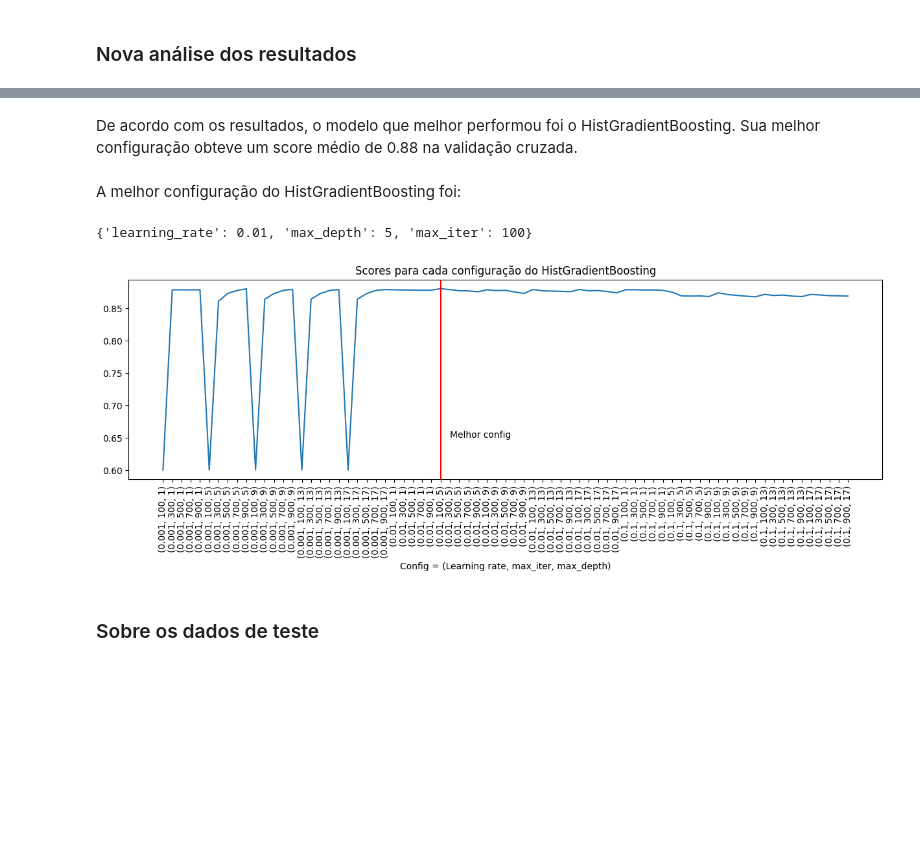
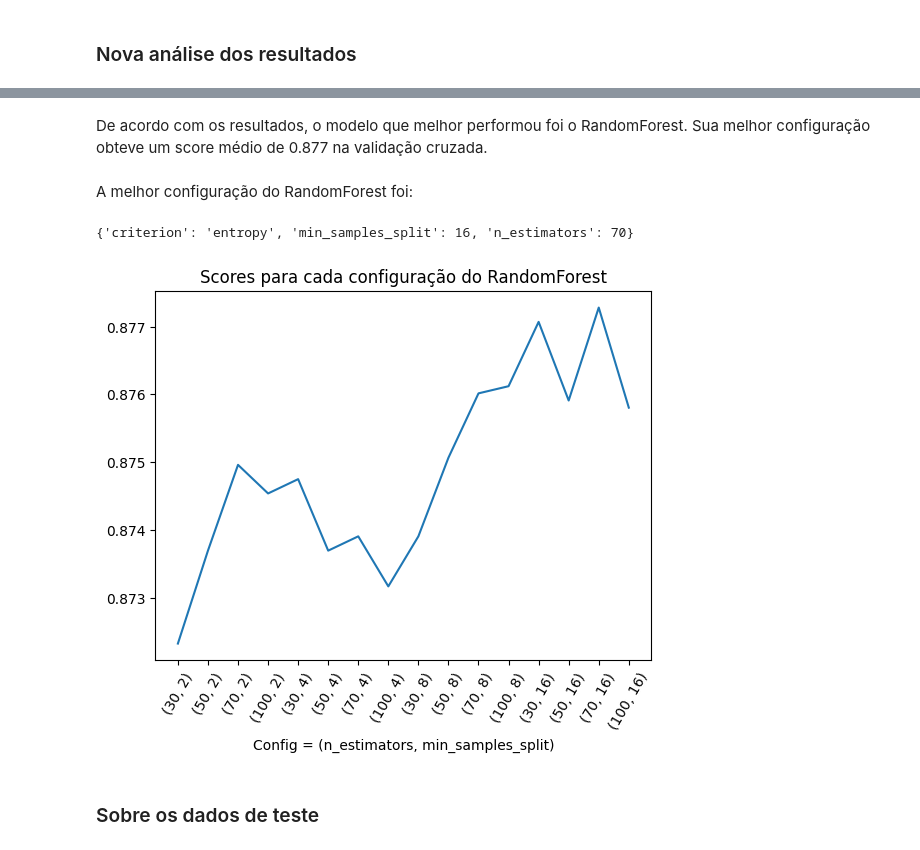
Before and after one commit to Pendulun/TWINSCausalidadeML, a Jupyter notebook: notebooks/3-dsc-models-training.ipynb, the cells around one changed output, grey strips where cells are left out. Cells and saved outputs as stored; diff of their text form; code cells hidden in the pictures; blank space fills up the shorter version.

```diff
--- a/notebooks/3-dsc-models-training.ipynb
+++ b/notebooks/3-dsc-models-training.ipynb
@@ -434,7 +309,7 @@ len(X_train.columns)
 # %%
 hist_params={"learning_rate":[0.001,0.01,0.1], "max_iter":range(100,1000,200), 'max_depth':range(1, 20, 4)}
 knn_params = {"n_neighbors": [5, 9, 13, 18], "metric":['euclidean']}
-neural_params = {"hidden_layer_sizes":[(42), (42, 20), (42, 20, 10), (42, 20, 10, 5)], "max_iter":[25000]}
+neural_params = {"hidden_layer_sizes":[(31), (31, 20), (31, 20, 10), (31, 20, 10, 5)], "max_iter":[25000]}
 forest_params = {'n_estimators':[30, 50, 70, 100], 'min_samples_split':[2, 4, 8, 16], 'criterion':['entropy']}
 # %% [markdown]
 - HistGradientBoostingClassifier: Por ser um modelo de boosting, os decision stumps do modelo podem/devem ser de baixíssima capacidade. Por padrão, o sklearn não define a profundidade máxima das árvores, portanto, variei esse valor entre 1 e 20. Além disso, variei a quantidade máxima de decision stumps até 1000 pois os modelos de boosting são bem robustos. Também variei o learning_rate.
@@ -469,7 +344,7 @@ best_index = {}
 
 import pathlib
 
-target_models_dir = pathlib.Path("../models")
+target_models_dir = pathlib.Path("../models/after_causal_graph")
 target_models_dir.mkdir(exist_ok=True, parents=True)
 
 if JUST_LOAD_DATA:
@@ -624,22 +507,22 @@ Existem 3012 instâncias onde os bebês morreram. Se isso for 40% dos dados, ent
 
 #Todos os que já eram died == 1
 new_y_train = y_train[y_train == 1]
-#Mais só 4518 dos que died == 0
-new_y_train = pd.concat([new_y_train, y_train[y_train == 0].iloc[:4518]])
+#Mais só 5691 dos que died == 0
+new_y_train = pd.concat([new_y_train, y_train[y_train == 0].iloc[:5691]])
 
 #O mesmo para o X
 new_X_train = X_train[y_train == 1]
-new_X_train = pd.concat([new_X_train, X_train[y_train == 0].iloc[:4518]])
+new_X_train = pd.concat([new_X_train, X_train[y_train == 0].iloc[:5691]])
 
 #Movendo os não utilizados do treino antigo para o teste novo
 
 #O novo y_test é o mesmo que o anterior acrescido dos died == 0 não utilizados no novo treino
 new_y_test = y_test.copy()
-new_y_test = pd.concat([new_y_test, y_train[y_train == 0].iloc[4518:]])
+new_y_test = pd.concat([new_y_test, y_train[y_train == 0].iloc[5691:]])
 
 #O mesmo para o x_test
 new_X_test = X_test.copy()
-new_X_test = pd.concat([new_X_test, X_train[y_train == 0].iloc[4518:]])
+new_X_test = pd.concat([new_X_test, X_train[y_train == 0].iloc[5691:]])
 # %%
 new_y_train.value_counts()
 # %% [output]
@@ -670,7 +553,7 @@ best_index = {}
 
 import pathlib
 
-target_models_dir = pathlib.Path("../models/balanced")
+target_models_dir = pathlib.Path("../models/after_causal_graph_balanced")
 target_models_dir.mkdir(exist_ok=True, parents=True)
 
 if JUST_LOAD_DATA:
@@ -719,26 +603,21 @@ Score do forest: 0.8794156706507303
 # %% [markdown]
-De acordo com os resultados, o modelo que melhor performou foi o HistGradientBoosting. Sua melhor configuração obteve um score médio de 0.88 na validação cruzada.
+De acordo com os resultados, o modelo que melhor performou foi o RandomForest. Sua melhor configuração obteve um score médio de 0.877 na validação cruzada.
 # %% [markdown]
-A melhor configuração do HistGradientBoosting foi:
+A melhor configuração do RandomForest foi:
 # %%
-best_params[1]
+best_params[3]
 # %% [output]
-{'learning_rate': 0.01, 'max_depth': 5, 'max_iter': 100}
+{'criterion': 'entropy', 'min_samples_split': 16, 'n_estimators': 70}
 # %%
-params_axis = [f"({param['learning_rate']}, {param['max_iter']}, {param['max_depth']})"
-                   for param in all_params[models[1]]]
-plt.figure(figsize=(15,4))
-plt.plot(params_axis, mean_test_scores[models[1]])
-plt.xticks(rotation=90)
-plt.title("Scores para cada configuração do HistGradientBoosting")
+params_axis = [f"({param['n_estimators']}, {param['min_samples_split']})" for param in all_params[models[3]]]
+plt.plot(params_axis, mean_test_scores[models[3]])
+plt.xticks(rotation=60)
+plt.title("Scores para cada configuração do RandomForest")
 
-plt.axvline(30, color='red')
-plt.text(31, 0.65, "Melhor config")
-
-plt.xlabel("Config = (Learning rate, max_iter, max_depth)")
+plt.xlabel("Config = (n_estimators, min_samples_split)")
 plt.show()
 # %% [output]
-[figure, old version]
+[figure, new version]
 # %% [markdown]
 ### Sobre os dados de teste
 # %%
```
Also changed, not shown: parts of 56 cells of this notebook, 17 other files.
